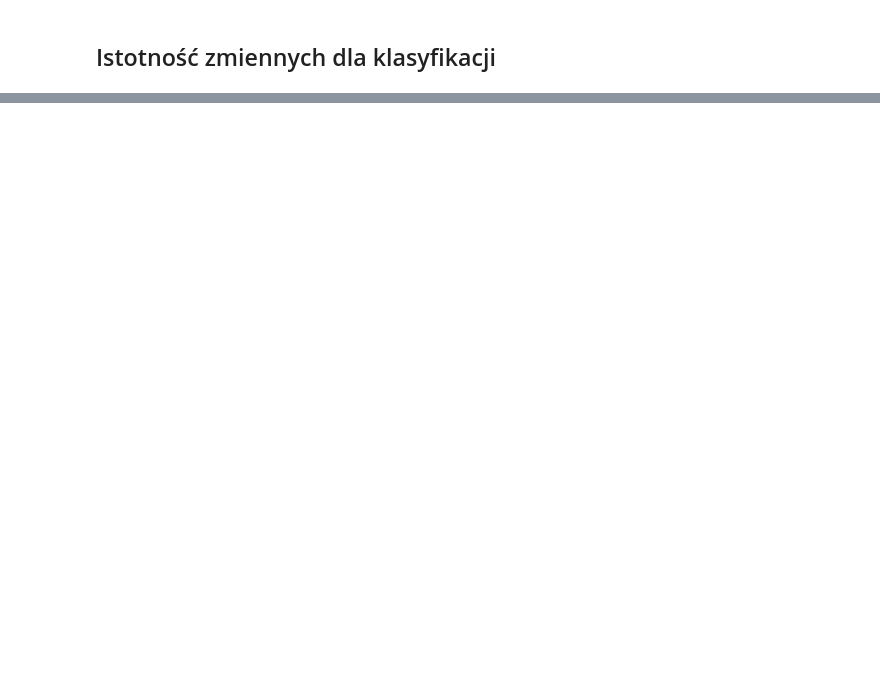
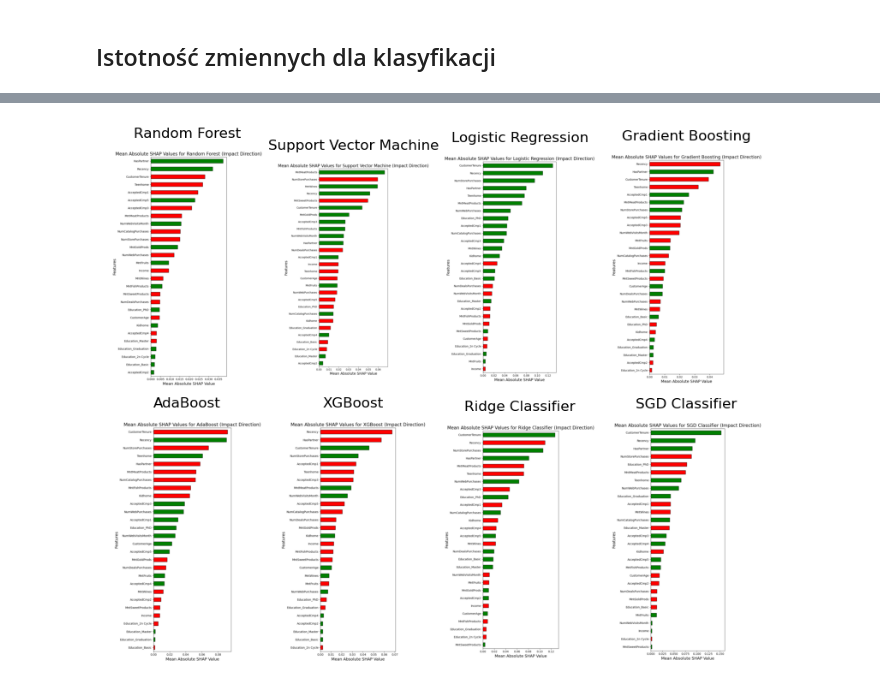
Before and after one commit to janbielski-uekat/praca-magisterska, a Jupyter notebook: notebooks/clf_feature_importnace.ipynb, the cells around one changed output, grey strips where cells are left out. Saved outputs shown, nothing was run; the diff lists cells and outputs as text; code cells hidden in the pictures; blank space fills up the shorter version.

```diff
--- a/notebooks/clf_feature_importnace.ipynb
+++ b/notebooks/clf_feature_importnace.ipynb
@@ -96,0 +173,61 @@ plt.show()
+# %%
+output_dir = "../reports/figures/shap_plots"
+feature_names = data["feature_names"]
+
+# Generate and save SHAP bar plots for each classifier
+for clf_name, shap_values in shap_values_dict.items():
+    # If the classifier is multi-class, sum SHAP values across classes
+    if isinstance(shap_values, list):
+        shap_values = np.sum(shap_values, axis=0)  # Do not apply np.abs here
+
+    # Create a DataFrame for the current classifier's SHAP values
+    shap_df = pd.DataFrame(shap_values, columns=feature_names)
+
+    # Calculate mean absolute SHAP values (for ranking) and mean SHAP values (for direction)
+    mean_absolute_shap_values = shap_df.abs().mean(axis=0).sort_values(ascending=False)
+    mean_shap_values = shap_df.mean(axis=0)[mean_absolute_shap_values.index]  # Align with sorted absolute values
+
+    # Drop the 'Complain' variable if it exists
+    if 'Complain' in mean_absolute_shap_values.index:
+        mean_absolute_shap_values = mean_absolute_shap_values.drop('Complain')
+    if 'Complain' in mean_shap_values.index:
+        mean_shap_values = mean_shap_values.drop('Complain')
+
+    # Plot the mean absolute SHAP values with color indicating positive/negative impact
+    plt.figure(figsize=(6, 12))
+    colors = mean_shap_values.apply(lambda x: 'green' if x > 0 else 'red')  # Green for positive, red for negative
+    mean_absolute_shap_values.plot(kind='barh', color=colors, edgecolor='black')
+    plt.title(f"Mean Absolute SHAP Values for {clf_name} (Impact Direction)", fontsize=16)
+    plt.xlabel('Mean Absolute SHAP Value', fontsize=14)
+    plt.ylabel('Features', fontsize=14)
+    plt.gca().invert_yaxis()  # Invert y-axis to show the most important features at the top
+    plt.tight_layout()
+    plt.savefig(f"{output_dir}/{clf_name}_shap_bar_col.png", bbox_inches='tight', pad_inches=0.4)
+    plt.close()
+
+# Display all SHAP bar plots in a single figure
+num_classifiers = len(shap_values_dict)
+num_cols = 4  # Number of columns in the grid
+num_rows = (num_classifiers + num_cols - 1) // num_cols  # Calculate the number of rows needed
+
+# Adjust the figure size to make plots larger and reduce spacing
+fig, axes = plt.subplots(nrows=num_rows, ncols=num_cols, figsize=(10, 4 * num_rows))  # Increase figure width and height
+
+# Flatten axes array for easy iteration
+axes = axes.flatten()
+
+for ax, (clf_name, _) in zip(axes, shap_values_dict.items()):
+    img = plt.imread(f"{output_dir}/{clf_name}_shap_bar_col.png")
+    ax.imshow(img)
+    ax.axis('off')
+    ax.set_title(clf_name, fontsize=12)  # Adjust font size for titles
+
+# Hide any unused subplots
+for i in range(num_classifiers, len(axes)):
+    axes[i].axis('off')
+
+# Adjust layout to reduce spacing between plots
+plt.subplots_adjust(wspace=0.01, hspace=0.07)  # Reduce horizontal and vertical spacing
+plt.show()
+# %% [output]
+[figure, added]
```
Also changed, not shown: parts of 3 cells of this notebook, 20 other files.
